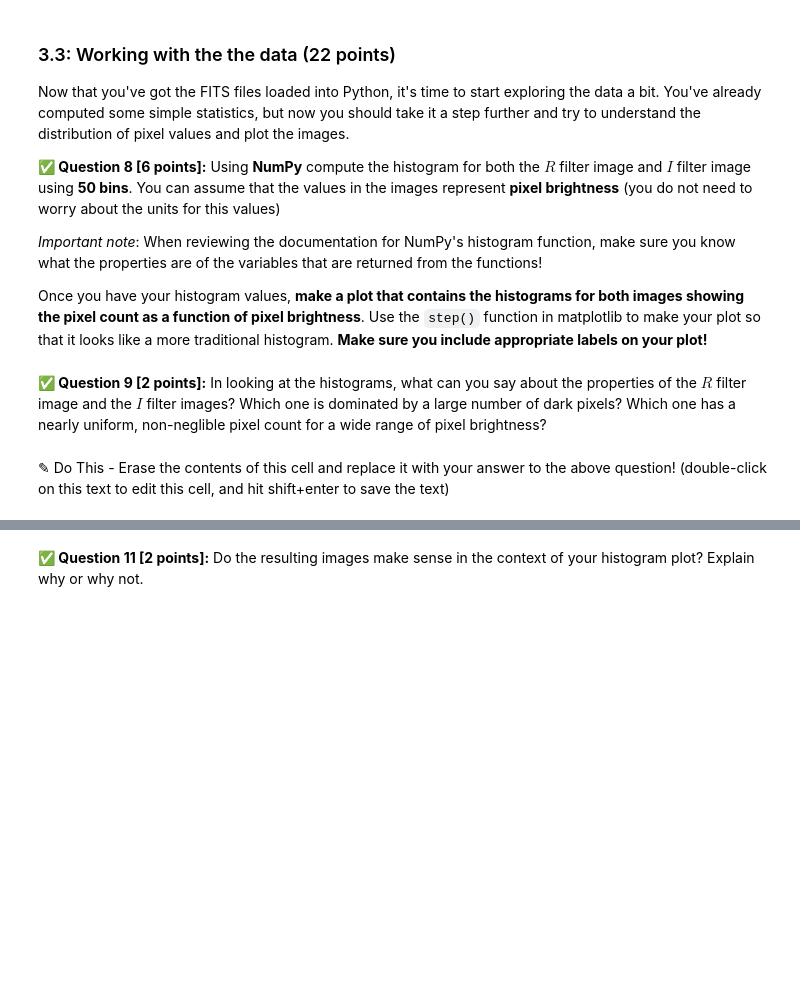
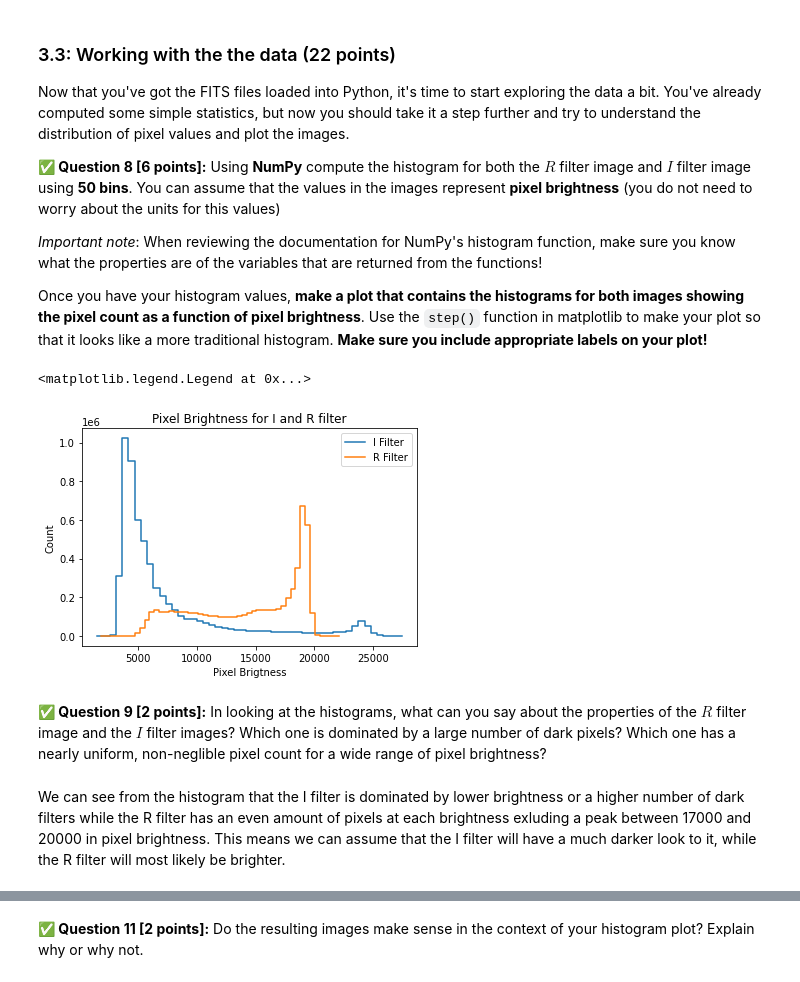
Before and after one commit to volekjac/cmse202-s21-turnin, a Jupyter notebook: hw-01/HW-01_GitPracticeDebuggingAndPythonPackages-STUDENT.ipynb, the cells around one changed output, grey strips where cells are left out. Saved outputs shown, nothing was run; the diff lists cells and outputs as text; code cells hidden in the pictures; blank space fills up the shorter version.

```diff
--- a/hw-01/HW-01_GitPracticeDebuggingAndPythonPackages-STUDENT.ipynb
+++ b/hw-01/HW-01_GitPracticeDebuggingAndPythonPackages-STUDENT.ipynb
@@ -264,7 +268,19 @@ Once you have your histogram values, **make a plot that contains the histograms
+# %%
+vals_ir, bins_ir = np.histogram(image_data_ir, bins = 50)
+plt.step(bins_ir[:-1], vals_ir)
+vals_red, bins_red = np.histogram(image_data_red, bins = 50)
+plt.step(bins_red[:-1], vals_red)
+plt.xlabel("Pixel Brigtness")
+plt.ylabel("Count")
+plt.title("Pixel Brightness for I and R filter")
+plt.legend(["I Filter", "R Filter"])
+# %% [output]
+<matplotlib.legend.Legend at 0x...>
+[figure, added]
 # %% [markdown]
 **&#9989; Question 9 [2 points]:** In looking at the histograms, what can you say about the properties of the $R$ filter image and the $I$ filter images? Which one is dominated by a large number of dark pixels? Which one has a nearly uniform, non-neglible pixel count for a wide range of pixel brightness?
-# %% [markdown]
-<font size=+3>&#9998;</font> Do This - Erase the contents of this cell and replace it with your answer to the above question!  (double-click on this text to edit this cell, and hit shift+enter to save the text)
+# %% [markdown]
+We can see from the histogram that the I filter is dominated by lower brightness or a higher number of dark filters while the R filter has an even amount of pixels at each brightness exluding a peak between 17000 and 20000 in pixel brightness. This means we can assume that the I filter will have a much darker look to it, while the R filter will most likely be brighter.
 # %% [markdown]
 Now that you have a bit of understanding about the the properties of the images are, let's see if the images themselves match your expectations.
 
```
Also changed, not shown: parts of 15 cells of this notebook.
